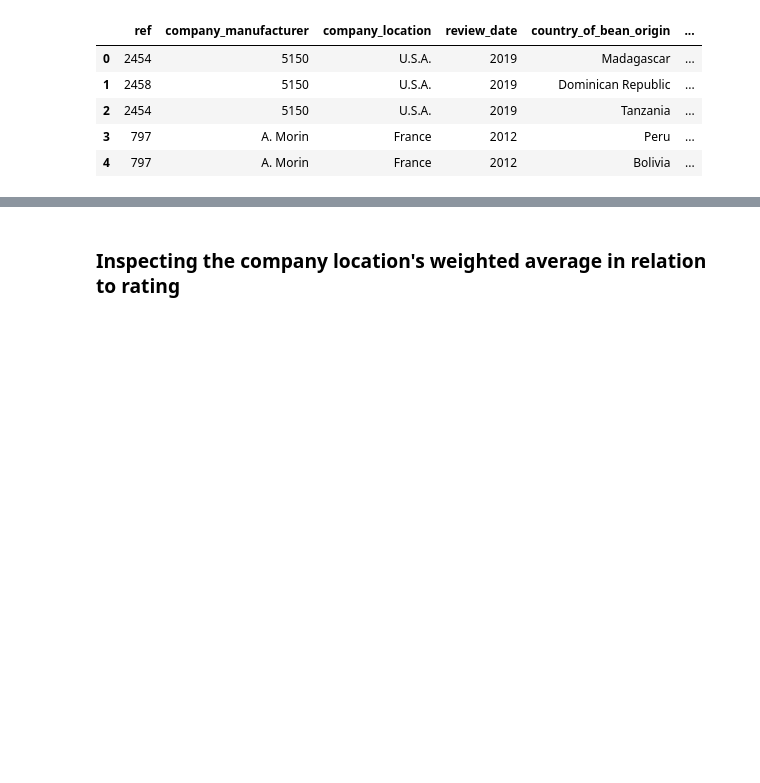
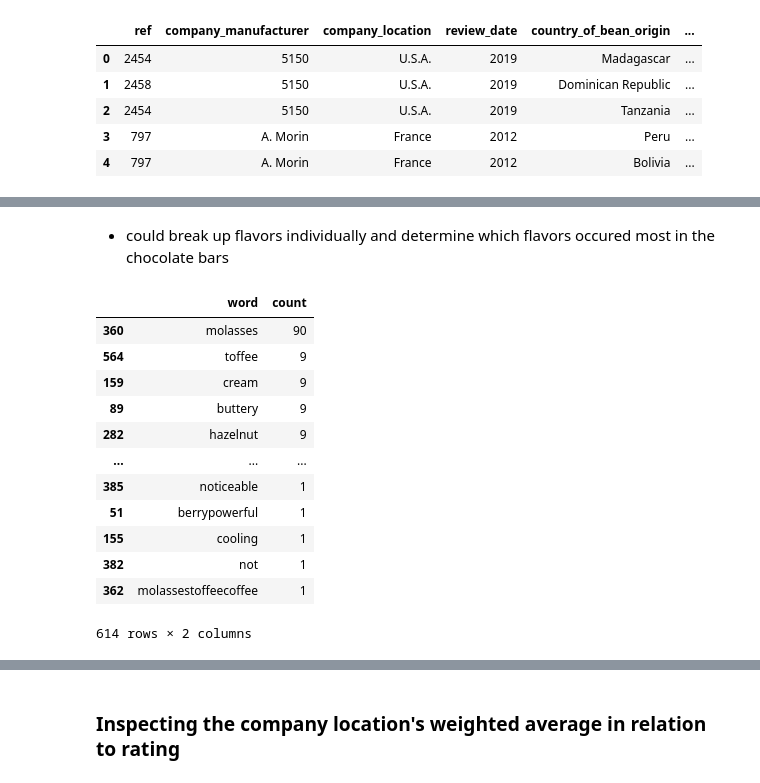
Before and after one commit to jchandleroneal/bsc-phase-three-project, a Jupyter notebook: notebooks/exploratory/chandler/main_notebook.ipynb, the cells around one changed output, grey strips where cells are left out. Cells and saved outputs as stored; diff of their text form; code cells hidden in the pictures; blank space fills up the shorter version.

```diff
--- a/notebooks/exploratory/chandler/main_notebook.ipynb
+++ b/notebooks/exploratory/chandler/main_notebook.ipynb
@@ -87,0 +118,22 @@ df.head()
+# %% [markdown]
+* could break up flavors individually and determine which flavors occured most in the chocolate bars
+# %%
+word_list = [word.strip().replace(',', '').replace('"', '') for word in " ".join(df.most_memorable_characteristics).split()]
+word_counts = np.unique(word_list, return_counts=True)
+word_c = np.array([word_counts[0], word_counts[1]])
+word_df = pd.DataFrame(word_c.T, columns=['word', 'count'])
+word_df.sort_values(by='count', ascending=False)
+# %% [output]
+|  | word | count |
+| 360 | molasses | 90 |
+| 564 | toffee | 9 |
+| 159 | cream | 9 |
+| 89 | buttery | 9 |
+| 282 | hazelnut | 9 |
+| ... | ... | ... |
+| 385 | noticeable | 1 |
+| 51 | berrypowerful | 1 |
+| 155 | cooling | 1 |
+| 382 | not | 1 |
+| 362 | molassestoffeecoffee | 1 |
+614 rows × 2 columns
```
Also changed, not shown: parts of 52 cells of this notebook.
